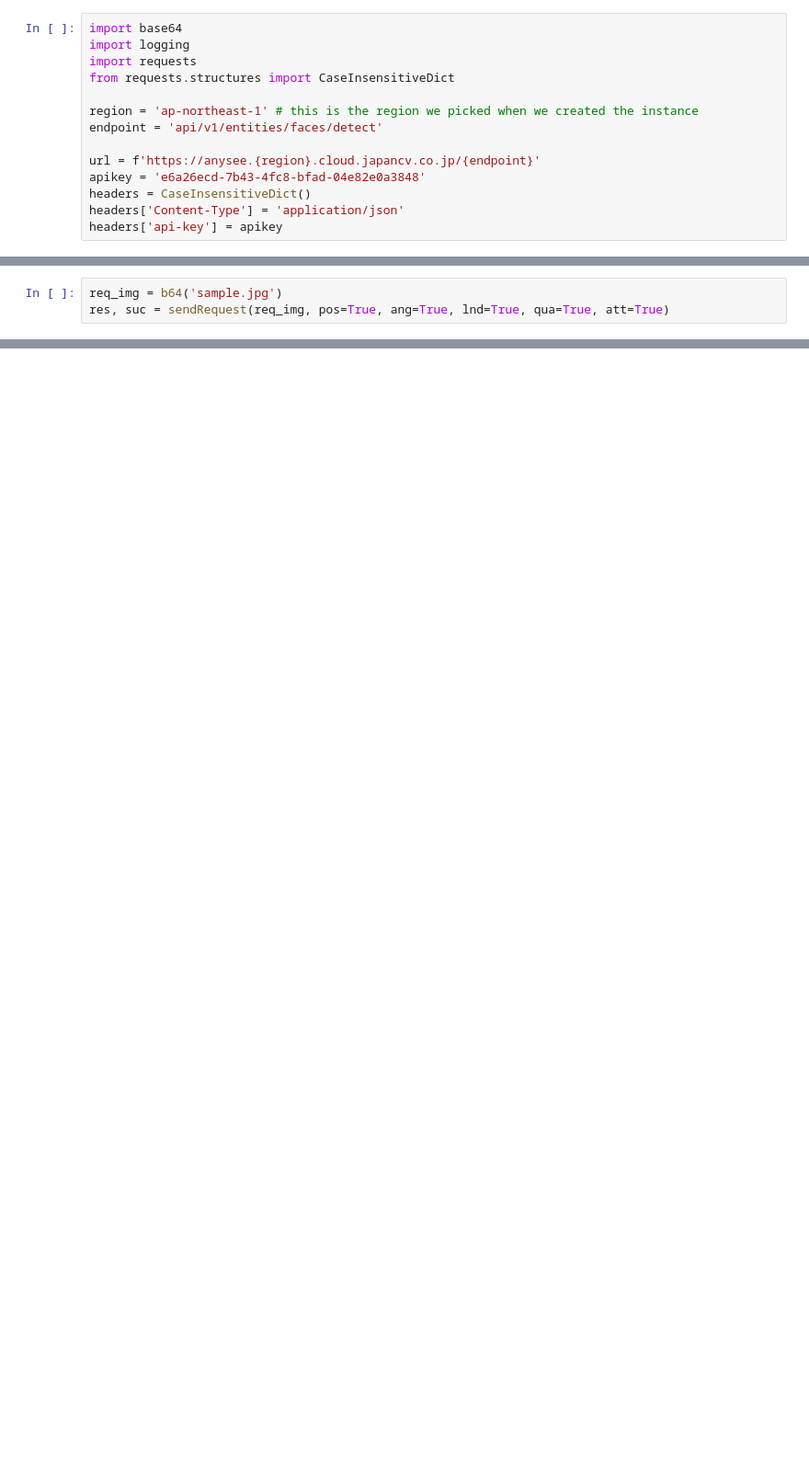
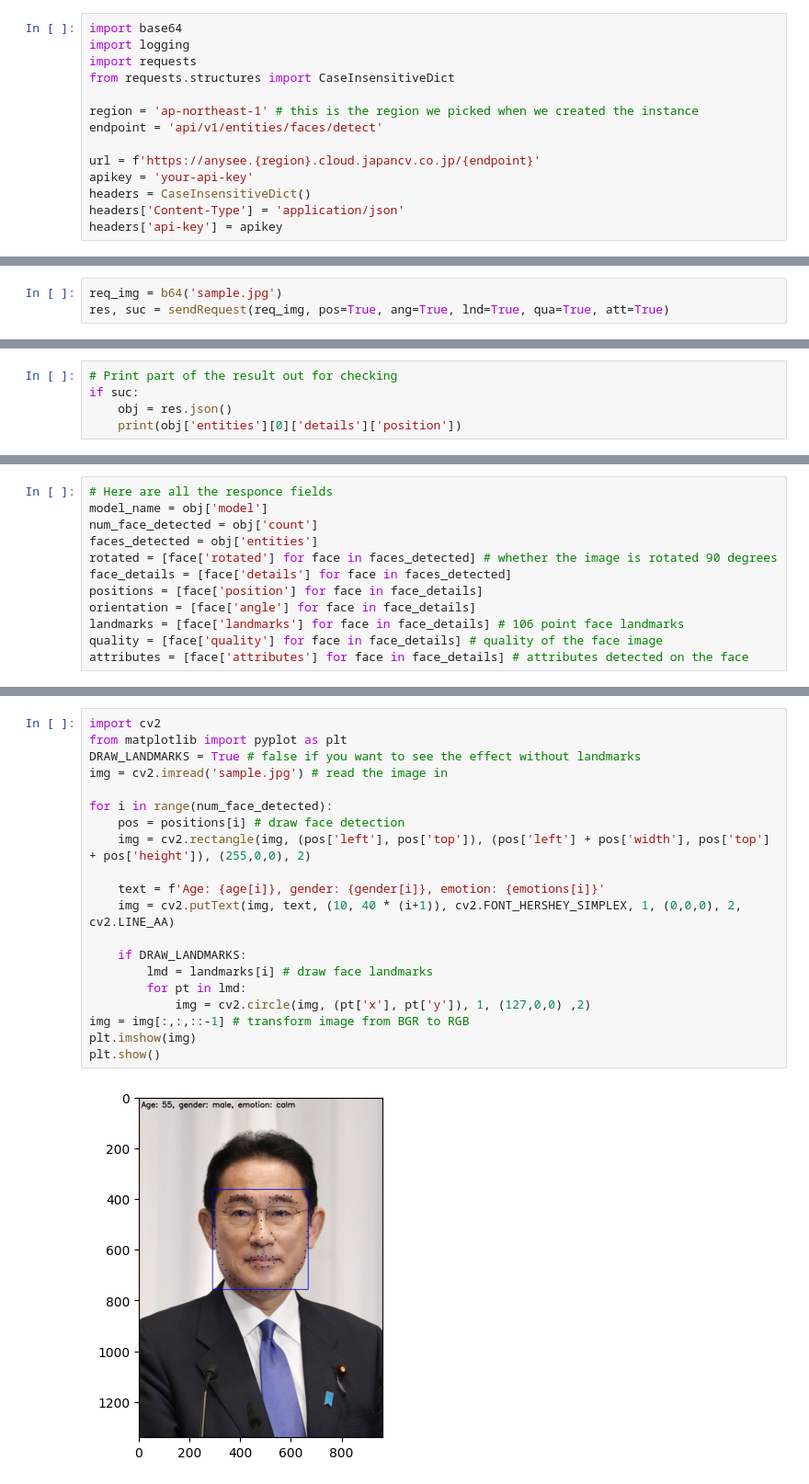
Before and after one commit to japancv/JCV-Cloud-Face-Recognition, a Jupyter notebook: examples/face_detection.ipynb, the cells around one changed output, grey strips where cells are left out. Shown: that part at 92% size. Cells and saved outputs as stored; diff of their text form; blank space fills up the shorter version.

```diff
--- a/examples/face_detection.ipynb
+++ b/examples/face_detection.ipynb
@@ -12,7 +15,7 @@ region = 'ap-northeast-1' # this is the region we picked when we created the ins
 endpoint = 'api/v1/entities/faces/detect'
 
 url = f'https://anysee.{region}.cloud.japancv.co.jp/{endpoint}'
-apikey = 'e6a26ecd-7b43-4fc8-bfad-04e82e0a3848'
+apikey = 'your-api-key'
 headers = CaseInsensitiveDict()
 headers['Content-Type'] = 'application/json'
 headers['api-key'] = apikey
@@ -89,0 +100,5 @@ res.json()
+# %%
+# Print part of the result out for checking
+if suc:
+    obj = res.json()
+    print(obj['entities'][0]['details']['position'])
@@ -89,0 +107,12 @@ res.json()
+# %%
+# Here are all the responce fields
+model_name = obj['model']
+num_face_detected = obj['count']
+faces_detected = obj['entities']
+rotated = [face['rotated'] for face in faces_detected] # whether the image is rotated 90 degrees
+face_details = [face['details'] for face in faces_detected]
+positions = [face['position'] for face in face_details]
+orientation = [face['angle'] for face in face_details]
+landmarks = [face['landmarks'] for face in face_details] # 106 point face landmarks
+quality = [face['quality'] for face in face_details] # quality of the face image
+attributes = [face['attributes'] for face in face_details] # attributes detected on the face
@@ -89,0 +179,22 @@ res.json()
+# %%
+import cv2
+from matplotlib import pyplot as plt
+DRAW_LANDMARKS = True # false if you want to see the effect without landmarks
+img = cv2.imread('sample.jpg') # read the image in
+
+for i in range(num_face_detected):
+    pos = positions[i] # draw face detection
+    img = cv2.rectangle(img, (pos['left'], pos['top']), (pos['left'] + pos['width'], pos['top'] + pos['height']), (255,0,0), 2)
+
+    text = f'Age: {age[i]}, gender: {gender[i]}, emotion: {emotions[i]}'
+    img = cv2.putText(img, text, (10, 40 * (i+1)), cv2.FONT_HERSHEY_SIMPLEX, 1, (0,0,0), 2, cv2.LINE_AA)
+
+    if DRAW_LANDMARKS:
+        lmd = landmarks[i] # draw face landmarks
+        for pt in lmd:
+            img = cv2.circle(img, (pt['x'], pt['y']), 1, (127,0,0) ,2)
+img = img[:,:,::-1] # transform image from BGR to RGB
+plt.imshow(img)
+plt.show()
+# %% [output]
+[figure, added]
```
Also changed, not shown: parts of 10 cells of this notebook, 3 other files.
